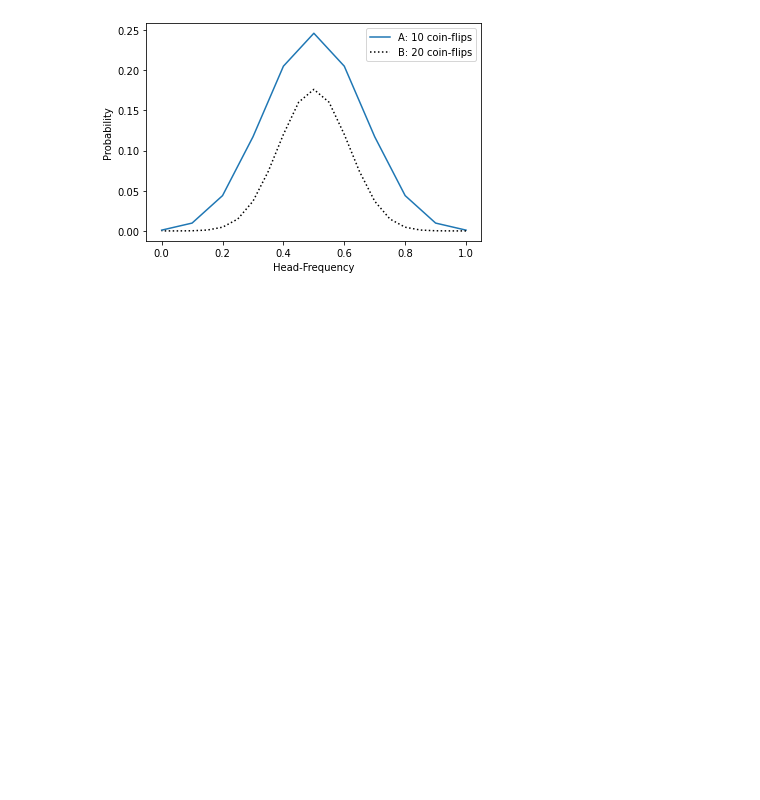
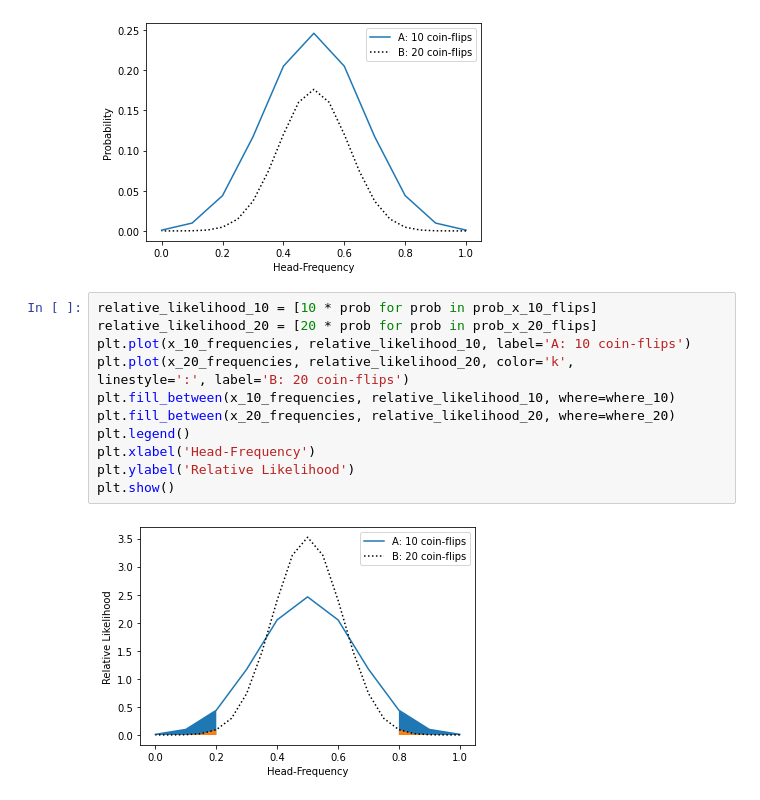
Before and after one commit to Lukas-Forst/100-Days-of-Code, a Jupyter notebook: Day97/Untitled.ipynb, the cells around one changed output. Drawn from its saved outputs; the diff is of its cells as text; blank space fills up the shorter version.

```diff
--- a/Day97/Untitled.ipynb
+++ b/Day97/Untitled.ipynb
@@ -148,3 +148,17 @@ plt.ylabel('Probability')
 plt.show()
 # %% [output]
 [figure]
+# %%
+relative_likelihood_10 = [10 * prob for prob in prob_x_10_flips]
+relative_likelihood_20 = [20 * prob for prob in prob_x_20_flips]
+plt.plot(x_10_frequencies, relative_likelihood_10, label='A: 10 coin-flips')
+plt.plot(x_20_frequencies, relative_likelihood_20, color='k',
+linestyle=':', label='B: 20 coin-flips')
+plt.fill_between(x_10_frequencies, relative_likelihood_10, where=where_10)
+plt.fill_between(x_20_frequencies, relative_likelihood_20, where=where_20)
+plt.legend()
+plt.xlabel('Head-Frequency')
+plt.ylabel('Relative Likelihood')
+plt.show()
+# %% [output]
+[figure, added]
```
Also changed, not shown: parts of 19 cells of this notebook.
